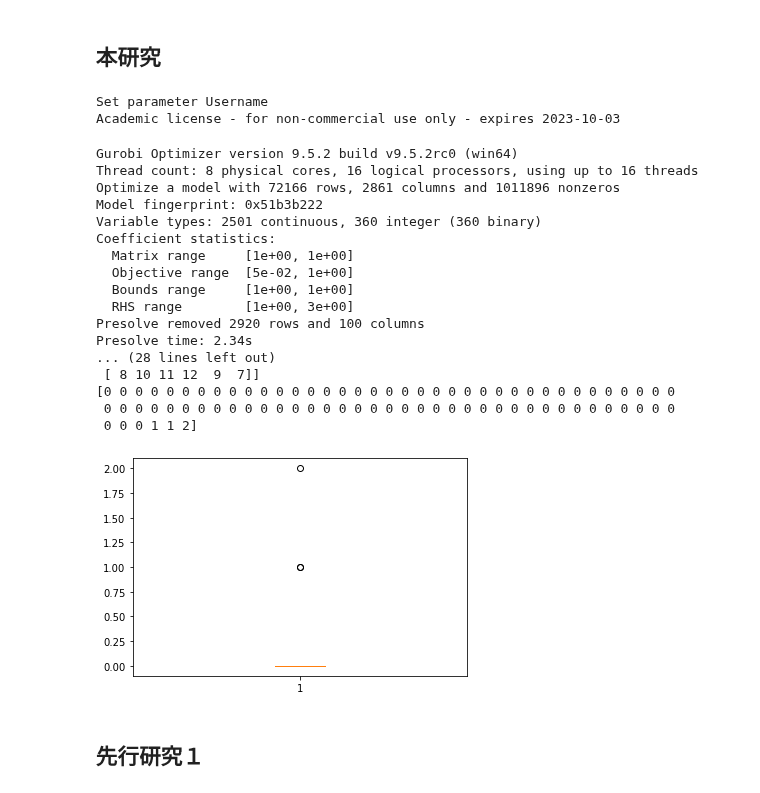
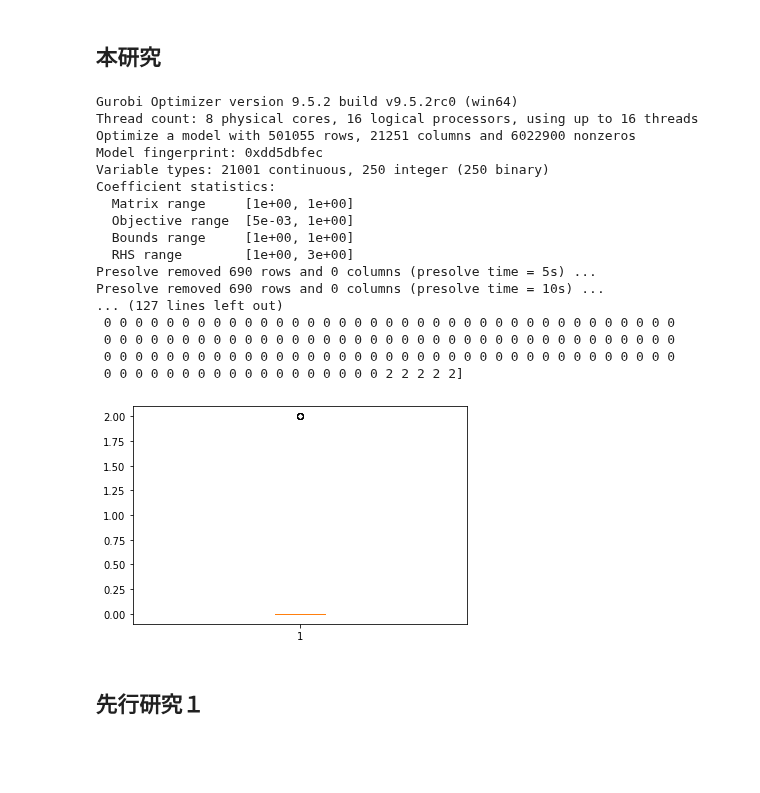
Before and after one commit to ikumadaiki/CPMP, a Jupyter notebook: compare.ipynb, the cells around one changed output. Saved outputs shown, nothing was run; the diff lists cells and outputs as text; code cells hidden in the pictures; blank space fills up the shorter version.

```diff
--- a/compare.ipynb
+++ b/compare.ipynb
@@ -24,18 +24,21 @@ def IPS6(ship_num,stack_num,height,n,size,beta):
   np.random.seed(1)
 
   # 期待値と分散共分散行列の準備
-  mean = np.arange(1,2*ship_num,2)
+  a=np.arange(2*ship_num)
+  a=list(a)
+  a=random.sample(a,ship_num)
+  mean=np.sort(a)
   cov=np.zeros((ship_num,ship_num))
   for i in range(ship_num):
-    for j in range(ship_num):
-      if i==j:
-        cov[i][i]=2*abs(np.random.randn())
-      elif i>j:
-        cov[i][j]=2*np.random.randn()
-        cov[j][i]=cov[i][j]
+      for j in range(ship_num):
+          if i==j:
+              cov[i][i]=2*abs(np.random.randn())
+  for i in range(ship_num):
+      for j in range(ship_num):
+          if i!=j:
+              cov[i][j]=(-0.75)**abs(i-j)
 
   # numpy を用いた生成
-  size=size
   data_1 = np.random.multivariate_normal(mean, cov, size=size)
 
   # print(data_1.shape)
@@ -158,6 +161,7 @@ def IPS6(ship_num,stack_num,height,n,size,beta):
               for i_ in range(i+1,height+1):
                   if not result[i-1][j]==0 or result[i_-1][j]==0:
                       if O[result[i-1][j]-1]>O[result[i_-1][j]-1]:
+                          print(O)
                           a+=1
                           # print("penalty!")
                               # print(i,i_,j+1,O)
@@ -171,32 +175,30 @@ def IPS6(ship_num,stack_num,height,n,size,beta):
     import matplotlib.pyplot as plt
     plt.boxplot(penalty)
 # %%
-ship_num=12
-stack_num=6
+ship_num=10
+stack_num=5
 height=5
-n=[3,2,2,2,1,2,2,2,1,3,2,2]
-IPS6(ship_num,stack_num,height,n,100,0.8)
+n=[3,2,2,2,1,2,2,2,1,3]
+IPS6(ship_num,stack_num,height,n,1000,0.8)
 # %% [output]
-Set parameter Username
-Academic license - for non-commercial use only - expires 2023-10-03
+Gurobi Optimizer version 9.5.2 build v9.5.2rc0 (win64)
+Thread count: 8 physical cores, 16 logical processors, using up to 16 threads
+Optimize a model with 501055 rows, 21251 columns and 6022900 nonzeros
+Model fingerprint: 0xdd5dbfec
+Variable types: 21001 continuous, 250 integer (250 binary)
+Coefficient statistics:
+  Matrix range     [1e+00, 1e+00]
+  Objective range  [5e-03, 1e+00]
+  Bounds range     [1e+00, 1e+00]
+  RHS range        [1e+00, 3e+00]
+Presolve removed 690 rows and 0 columns (presolve time = 5s) ...
+Presolve removed 690 rows and 0 columns (presolve time = 10s) ...
+... (127 lines left out)
+ 0 0 0 0 0 0 0 0 0 0 0 0 0 0 0 0 0 0 0 0 0 0 0 0 0 0 0 0 0 0 0 0 0 0 0 0 0
+ 0 0 0 0 0 0 0 0 0 0 0 0 0 0 0 0 0 0 0 0 0 0 0 0 0 0 0 0 0 0 0 0 0 0 0 0 0
+ 0 0 0 0 0 0 0 0 0 0 0 0 0 0 0 0 0 0 0 0 0 0 0 0 0 0 0 0 0 0 0 0 0 0 0 0 0
+ 0 0 0 0 0 0 0 0 0 0 0 0 0 0 0 0 0 0 2 2 2 2 2]
-Gurobi Optimizer version 9.5.2 build v9.5.2rc0 (win64)
-Thread count: 8 physical cores, 16 logical processors, using up to 16 threads
-Optimize a model with 72166 rows, 2861 columns and 1011896 nonzeros
-Model fingerprint: 0x51b3b222
-Variable types: 2501 continuous, 360 integer (360 binary)
-Coefficient statistics:
-  Matrix range     [1e+00, 1e+00]
-  Objective range  [5e-02, 1e+00]
-  Bounds range     [1e+00, 1e+00]
-  RHS range        [1e+00, 3e+00]
-Presolve removed 2920 rows and 100 columns
-Presolve time: 2.34s
-... (28 lines left out)
- [ 8 10 11 12  9  7]]
-[0 0 0 0 0 0 0 0 0 0 0 0 0 0 0 0 0 0 0 0 0 0 0 0 0 0 0 0 0 0 0 0 0 0 0 0 0
- 0 0 0 0 0 0 0 0 0 0 0 0 0 0 0 0 0 0 0 0 0 0 0 0 0 0 0 0 0 0 0 0 0 0 0 0 0
- 0 0 0 1 1 2]
-[figure, old version]
+[figure, new version]
 # %% [markdown]
 ## 先行研究１
 # %%
```
Also changed, not shown: parts of 6 cells of this notebook, 1 other file.
